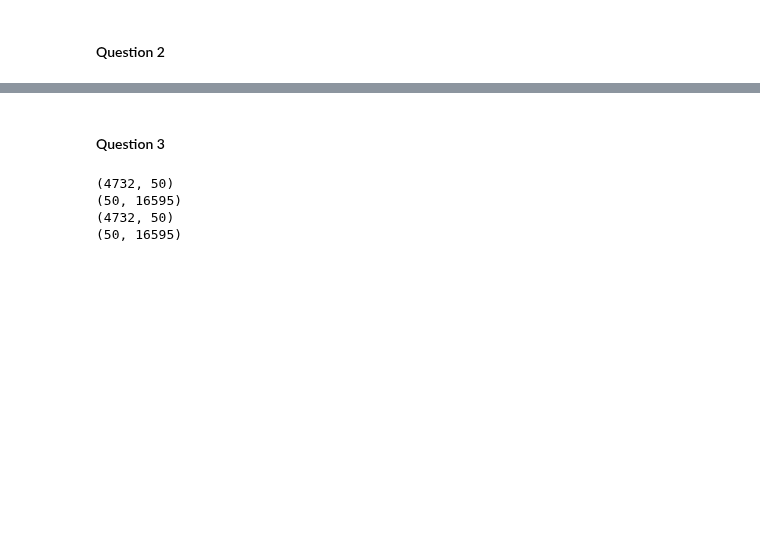
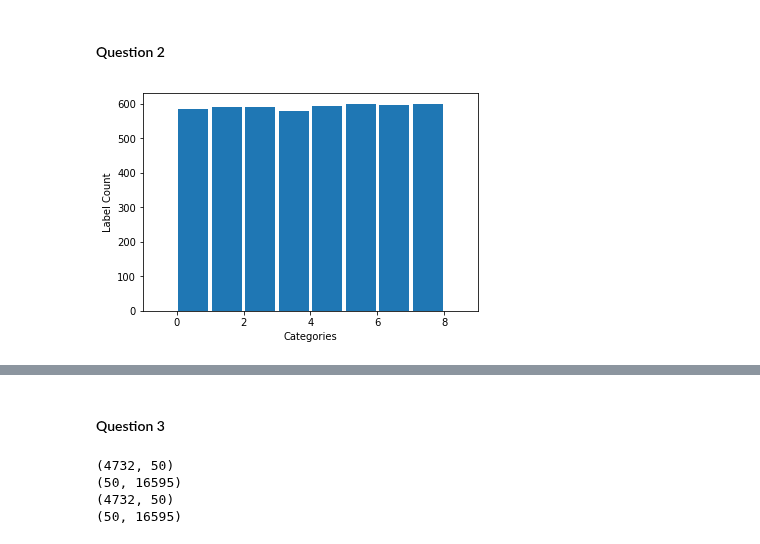
Before and after one commit to 219Winter2019adjz/test, a Jupyter notebook: proj1.ipynb, the cells around one changed output, grey strips where cells are left out. Cells and saved outputs as stored; diff of their text form; code cells hidden in the pictures; blank space fills up the shorter version.

```diff
--- a/proj1.ipynb
+++ b/proj1.ipynb
@@ -166,6 +171,17 @@ for k in range(len(twenty_test.target)):
     if twenty_test.target[k] >= 4:
         twenty_test_binary_labels[k] = 1
 class_names = ['Computer Technology', 'Recreational Activity']
+# %%
+# histogram of 8 categories
+x = range(-1,9)
+plt.hist(twenty_train.target, x, rwidth=0.9)
+plt.xlabel('Categories')
+plt.ylabel('Label Count')
+plt.xlim(xmin=-1, xmax = 9)
+plt.savefig('8-groups.eps', format='eps', dpi=100)
+plt.show()
+# %% [output]
+[figure, added]
 # %%
 ########################################################################################################################
 # Push lemmatized documents through CountVectorizer
```
Also changed, not shown: parts of 8 cells of this notebook, 3 other files.
